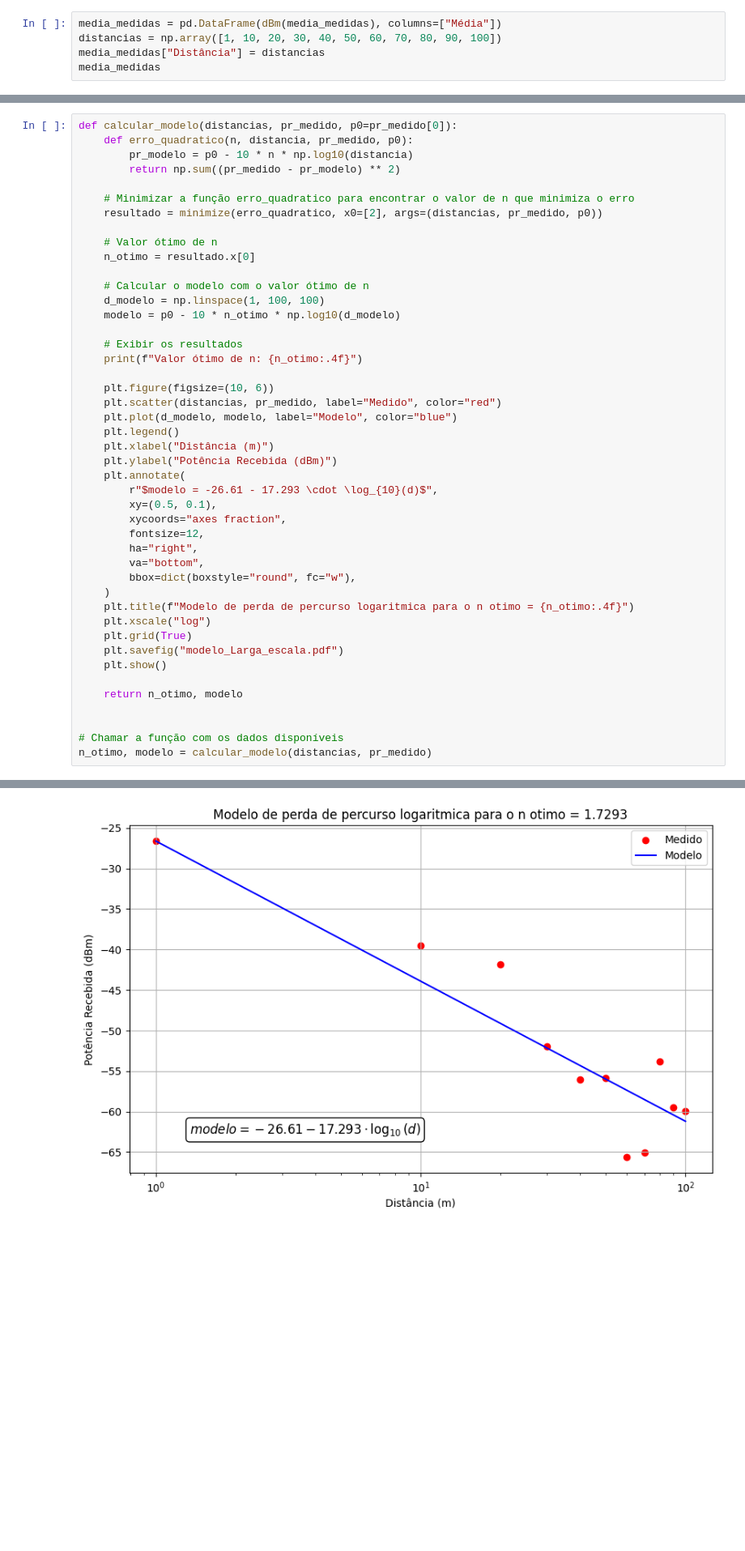
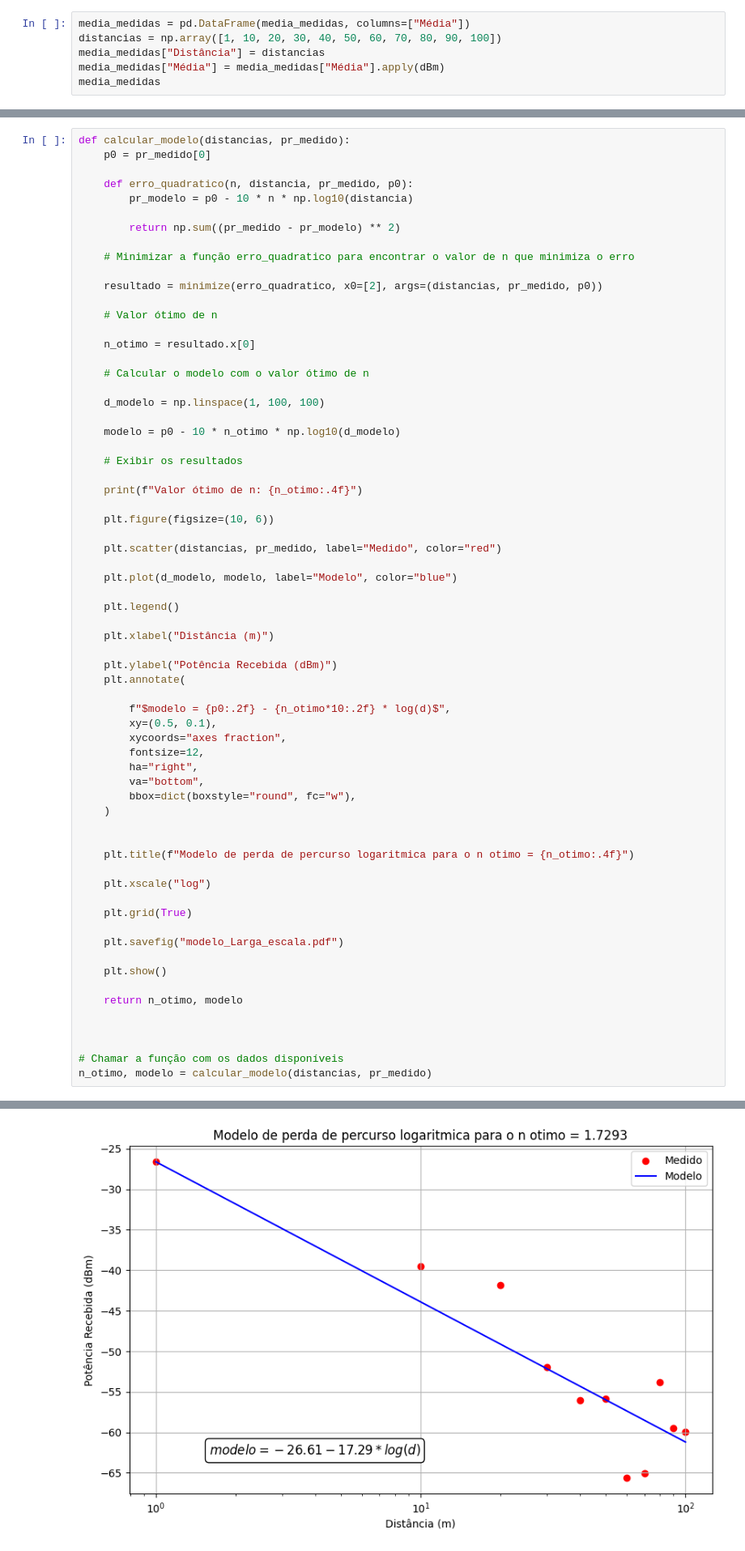
Before and after one commit to daviseemann/ufsc-engineering, a Jupyter notebook: comunicacoes-moveis-EEL7403/MediçãoLarga/tratamento_de_dados.ipynb, the cells around one changed output, grey strips where cells are left out. Shown at 81% size. Cells and saved outputs as stored; diff of their text form; blank space fills up the shorter version.

```diff
--- a/comunicacoes-moveis-EEL7403/MediçãoLarga/tratamento_de_dados.ipynb
+++ b/comunicacoes-moveis-EEL7403/MediçãoLarga/tratamento_de_dados.ipynb
@@ -158,9 +158,10 @@ all_data = process_and_plot(arquivos_medidas)
 # %% [output]
 [figure]
 # %%
-media_medidas = pd.DataFrame(dBm(media_medidas), columns=["Média"])
+media_medidas = pd.DataFrame(media_medidas, columns=["Média"])
 distancias = np.array([1, 10, 20, 30, 40, 50, 60, 70, 80, 90, 100])
 media_medidas["Distância"] = distancias
+media_medidas["Média"] = media_medidas["Média"].apply(dBm)
 media_medidas
 # %% [output]
 |  | Média | Distância |
@@ -182,50 +183,71 @@ fc = 915 * 10**6  # Hz
 distancia = np.array([1, 10, 20, 30, 40, 50, 60, 70, 80, 90, 100])
 pr_medido = np.array(media_medidas["Média"])
 # %%
-def calcular_modelo(distancias, pr_medido, p0=pr_medido[0]):
+def calcular_modelo(distancias, pr_medido):
+    p0 = pr_medido[0]
+
     def erro_quadratico(n, distancia, pr_medido, p0):
         pr_modelo = p0 - 10 * n * np.log10(distancia)
+
         return np.sum((pr_medido - pr_modelo) ** 2)
 
     # Minimizar a função erro_quadratico para encontrar o valor de n que minimiza o erro
+
     resultado = minimize(erro_quadratico, x0=[2], args=(distancias, pr_medido, p0))
 
     # Valor ótimo de n
+
     n_otimo = resultado.x[0]
 
     # Calcular o modelo com o valor ótimo de n
+
     d_modelo = np.linspace(1, 100, 100)
+
     modelo = p0 - 10 * n_otimo * np.log10(d_modelo)
 
     # Exibir os resultados
+
     print(f"Valor ótimo de n: {n_otimo:.4f}")
 
     plt.figure(figsize=(10, 6))
+
     plt.scatter(distancias, pr_medido, label="Medido", color="red")
+
     plt.plot(d_modelo, modelo, label="Modelo", color="blue")
+
     plt.legend()
+
     plt.xlabel("Distância (m)")
+
     plt.ylabel("Potência Recebida (dBm)")
     plt.annotate(
-        r"$modelo = -26.61 - 17.293 \cdot \log_{10}(d)$",
+
+        f"$modelo = {p0:.2f} - {n_otimo*10:.2f} * log(d)$",
         xy=(0.5, 0.1),
         xycoords="axes fraction",
         fontsize=12,
         ha="right",
         va="bottom",
         bbox=dict(boxstyle="round", fc="w"),
     )
+
+
     plt.title(f"Modelo de perda de percurso logaritmica para o n otimo = {n_otimo:.4f}")
+
     plt.xscale("log")
+
     plt.grid(True)
+
     plt.savefig("modelo_Larga_escala.pdf")
+
     plt.show()
 
     return n_otimo, modelo
 
 
+
 # Chamar a função com os dados disponíveis
 n_otimo, modelo = calcular_modelo(distancias, pr_medido)
 # %% [output]
 Valor ótimo de n: 1.7293
-[figure, old version]
+[figure, new version]
```
Also changed, not shown: parts of 2 cells of this notebook, 2 other files.
